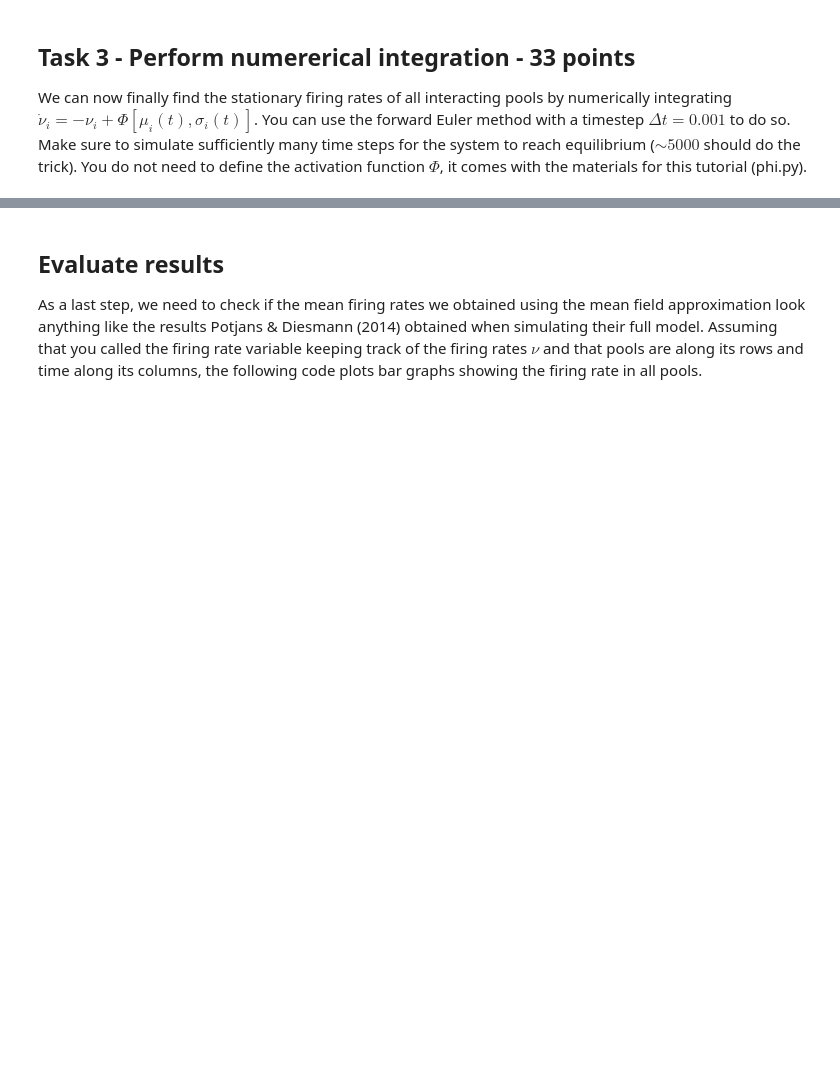
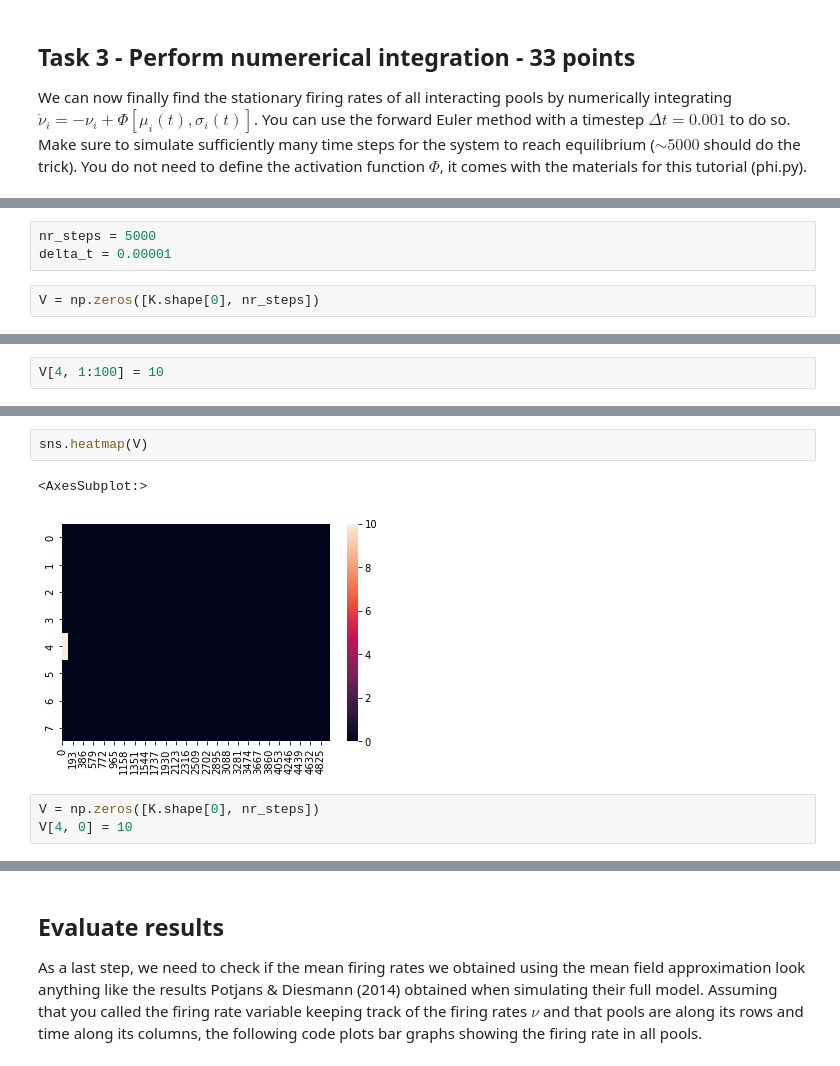
Before and after one commit to yvarhulshof/W4_yvarhulshof, a Jupyter notebook: Session04.ipynb, the cells around one changed output, grey strips where cells are left out. Drawn from its saved outputs; the diff is of its cells as text; blank space fills up the shorter version.

```diff
--- a/Session04.ipynb
+++ b/Session04.ipynb
@@ -106,0 +147,5 @@ We can now finally find the stationary firing rates of all interacting pools by
+# %%
+nr_steps = 5000
+delta_t = 0.00001
+# %%
+V = np.zeros([K.shape[0], nr_steps])
@@ -106,0 +189,2 @@ We can now finally find the stationary firing rates of all interacting pools by
+# %%
+V[4, 1:100] = 10
@@ -106,0 +201,8 @@ We can now finally find the stationary firing rates of all interacting pools by
+# %%
+sns.heatmap(V)
+# %% [output]
+<AxesSubplot:>
+[figure, added]
+# %%
+V = np.zeros([K.shape[0], nr_steps])
+V[4, 0] = 10
```
Also changed, not shown: parts of 32 cells of this notebook.
